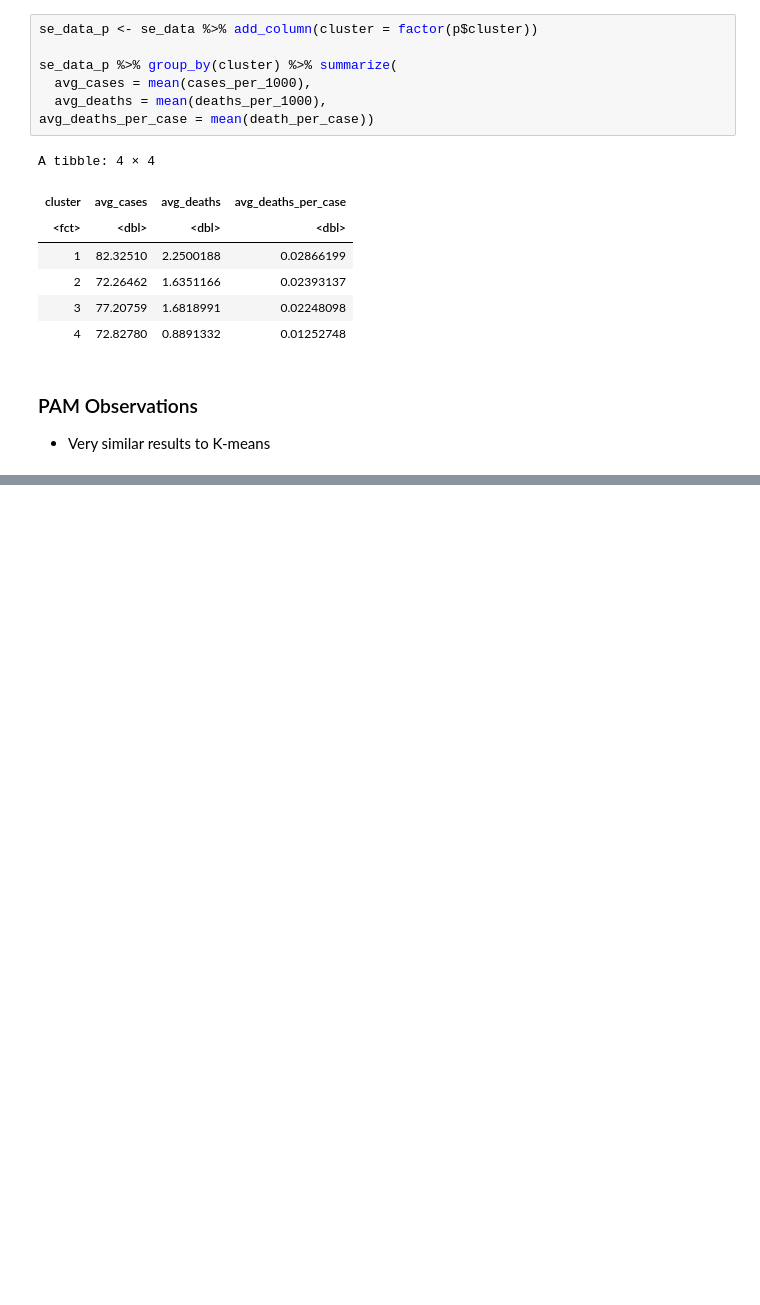
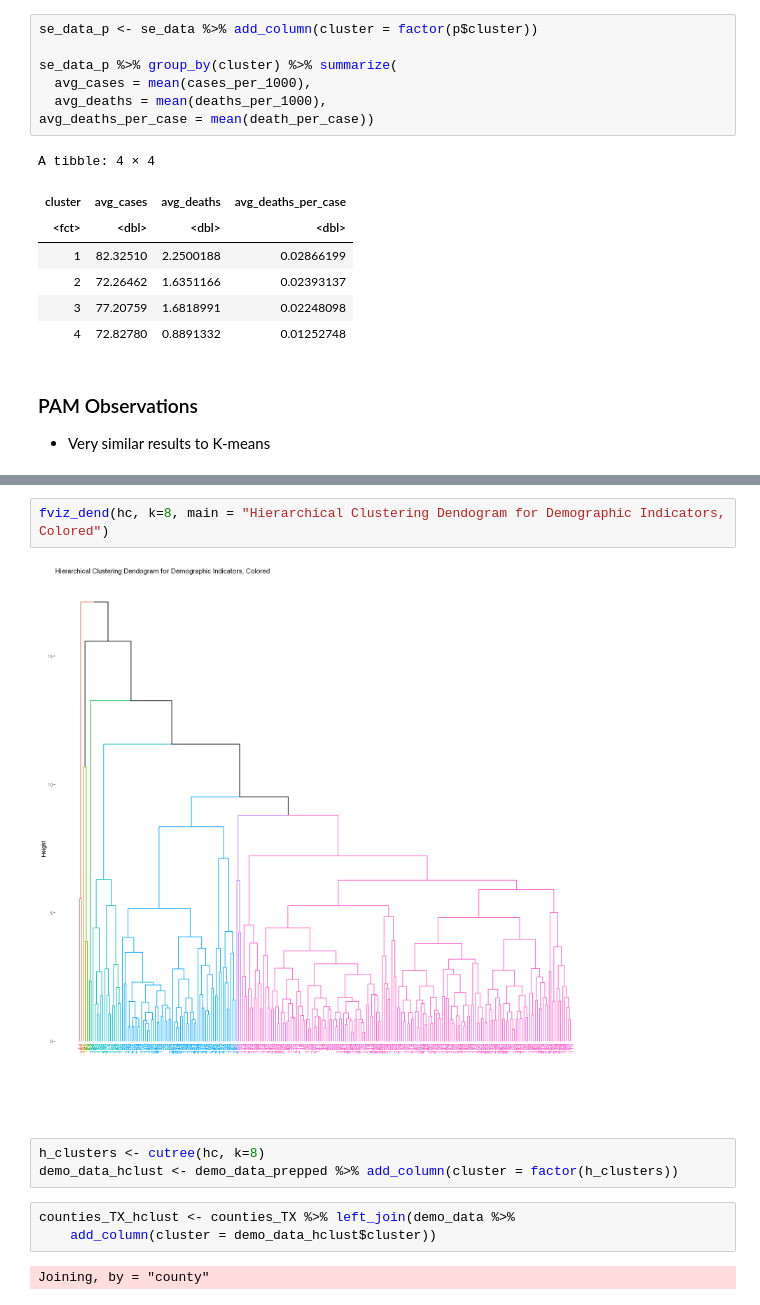
Before and after one commit to ncliu95/smu_dm_project_2, a Jupyter notebook: Project 2.ipynb, the cells around one changed output, grey strips where cells are left out. Saved outputs shown, nothing was run; the diff lists cells and outputs as text; blank space fills up the shorter version.

```diff
--- a/Project 2.ipynb
+++ b/Project 2.ipynb
@@ -824,0 +653,12 @@ A tibble: 6 × 4
+# %%
+fviz_dend(hc, k=8, main = "Hierarchical Clustering Dendogram for Demographic Indicators, Colored")
+# %% [output]
+[figure, added]
+# %%
+h_clusters <- cutree(hc, k=8)
+demo_data_hclust <- demo_data_prepped %>% add_column(cluster = factor(h_clusters))
+# %%
+counties_TX_hclust <- counties_TX %>% left_join(demo_data %>%
+    add_column(cluster = demo_data_hclust$cluster))
+# %% [output]
+Joining, by = "county"
```
Also changed, not shown: parts of 78 cells of this notebook.
